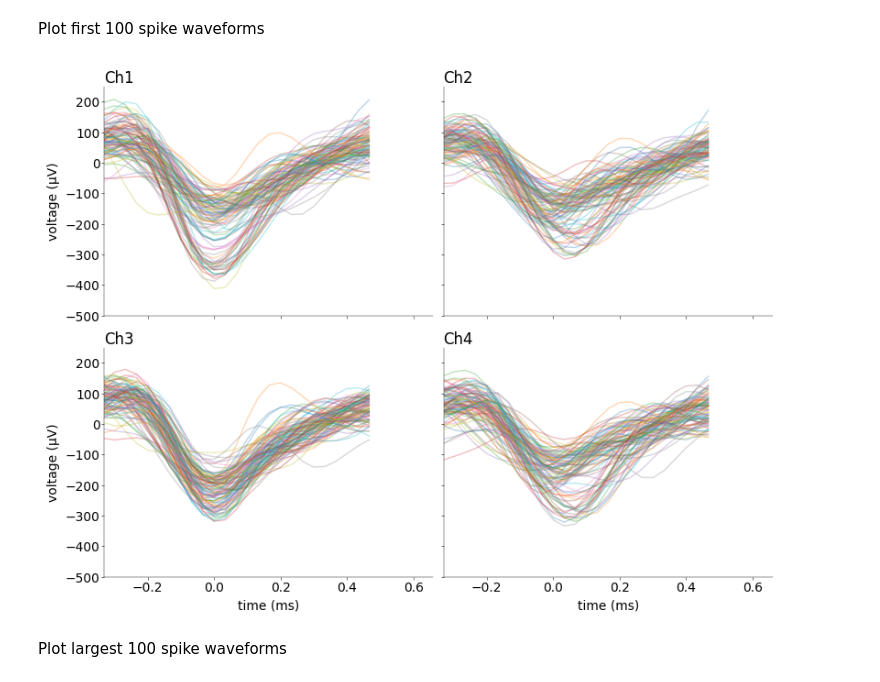
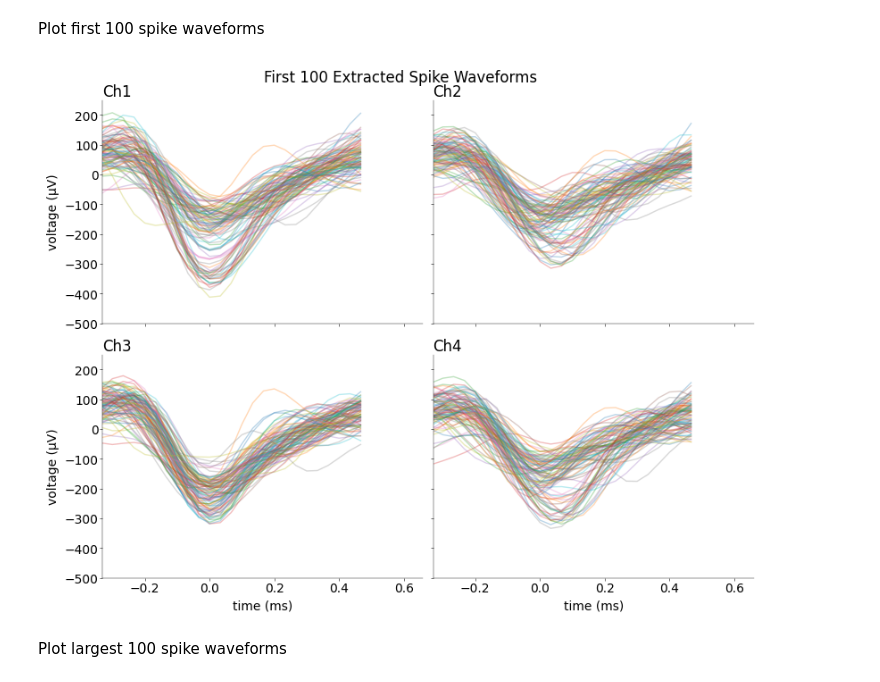
Before and after one commit to flobu98/neural_data_science, a Jupyter notebook: CodingLab1.ipynb, the cells around one changed output. Saved outputs shown, nothing was run; the diff lists cells and outputs as text; code cells hidden in the pictures.

```diff
--- a/CodingLab1.ipynb
+++ b/CodingLab1.ipynb
@@ -244,8 +240,6 @@ Plot a segment of the filtered signal for all four channels with matching y-axis
 *Grading: 4 pts*
 # %%
 from scipy.signal import find_peaks
-
-# xf_arr = pd.to_numpy(xf)
 
 
 def detect_spikes(
@@ -295,6 +289,7 @@ def detect_spikes(
     # --------------------------------------------------------------
     # compute the robust s.d. and calculate the threshold (0.5 pts)
     # --------------------------------------------------------------
+    # estimate standard deviation of signal
     av = np.mean(x)
     mad = np.median(np.abs(x - av))
     sigma = mad / 0.6745
@@ -311,16 +306,16 @@ def detect_spikes(
     # only keep the biggest amplitude over all channels (i.e. the most negative value) so we always get the biggest spike (which would be a negative deviation in the signal)
     # Otherwise, if the spikes are slightly shifted you get multiple spikes in the refractory period
 
-    s, _ = find_peaks(
-        -min_chan, height=thr, distance=refractory
-    )  # invert as find_peaks tracks local maxima
+    s, _ = find_peaks(-min_chan, height=thr, distance=refractory)
+    # find peaks in the signal exceeding threshold
+    # invert as find_peaks tracks local maxima
 
     t = s.astype(float) / fs * 1000.0  # convert spike times to ms
 
     return s, t, thr
 # %%
-xf_arr = xf.to_numpy()  # shape (n_samples, 4)
-s, t, thr = detect_spikes(xf_arr, fs)
+xf_arr = xf.to_numpy()  # shape (n_samples, 4); convert into np array
+s, t, thr = detect_spikes(xf, fs)
 # %%
 mosaic = [
     ["Ch1"],
@@ -456,40 +452,40 @@ t_w = (np.arange(window_len) - window_len // 2) / fs * 1e3
 # first 100 spikes
 
 # First 100 spikes
-first100 = waves[:100]
+first100 = waves[:100] # select first 100 waves of each channel
 
 mosaic = [
     ["Ch1", "Ch2"],
     ["Ch3", "Ch4"],
 ]
 fig, ax = plt.subplot_mosaic(
     mosaic=mosaic, figsize=(8, 6), layout="constrained", dpi=100
 )
 
 cols = ["Ch1", "Ch2", "Ch3", "Ch4"]
 for i, col in enumerate(cols):
 
     # labeling etc
     ax[col].set_ylim((-500, 250))
     ax[col].set_xlim((-0.33, 0.66))
     ax[col].set_title(col, loc="left")
     if col == "Ch3" or col == "Ch4":
         ax[col].set_xlabel("time (ms)")
     else:
         ax[col].set_xticklabels([])
     if col == "Ch1" or col == "Ch3":
         ax[col].set_ylabel("voltage (μV)")
     else:
         ax[col].set_yticklabels([])
 
-    # plot each waveform in light blue
+    # plot first waveforms per channel i
     for wf in first100[:, :, i]:
         ax[col].plot(t_w, wf, alpha=0.3)
 
-# fig.suptitle("First 100 Extracted Spike Waveforms", y=1.02)
+fig.suptitle("First 100 Extracted Spike Waveforms", y=1.02)
 plt.show()
 # %% [output]
-[figure, old version]
+[figure, new version]
 # %% [markdown]
 Plot largest 100 spike waveforms
 # %%
```
Also changed, not shown: parts of 5 cells of this notebook.
